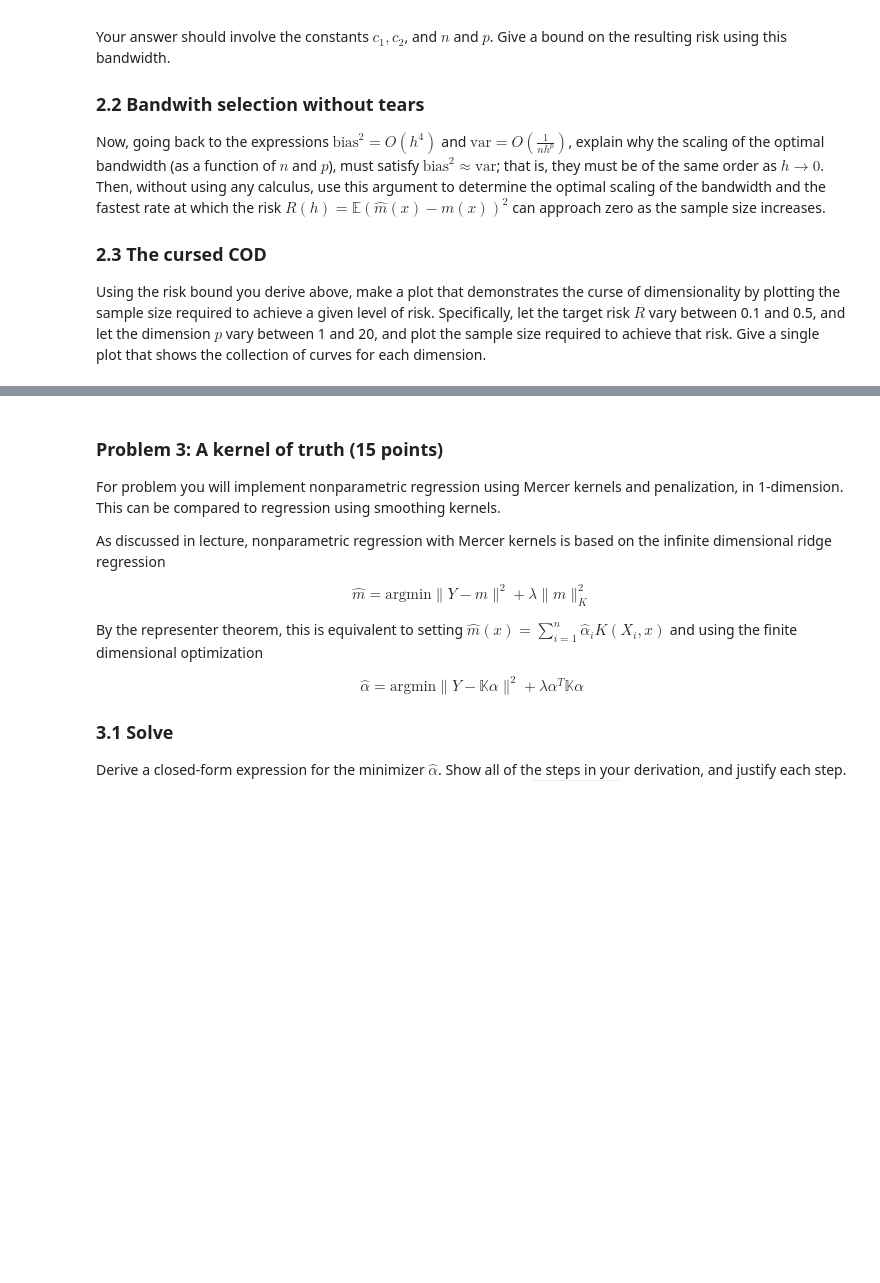
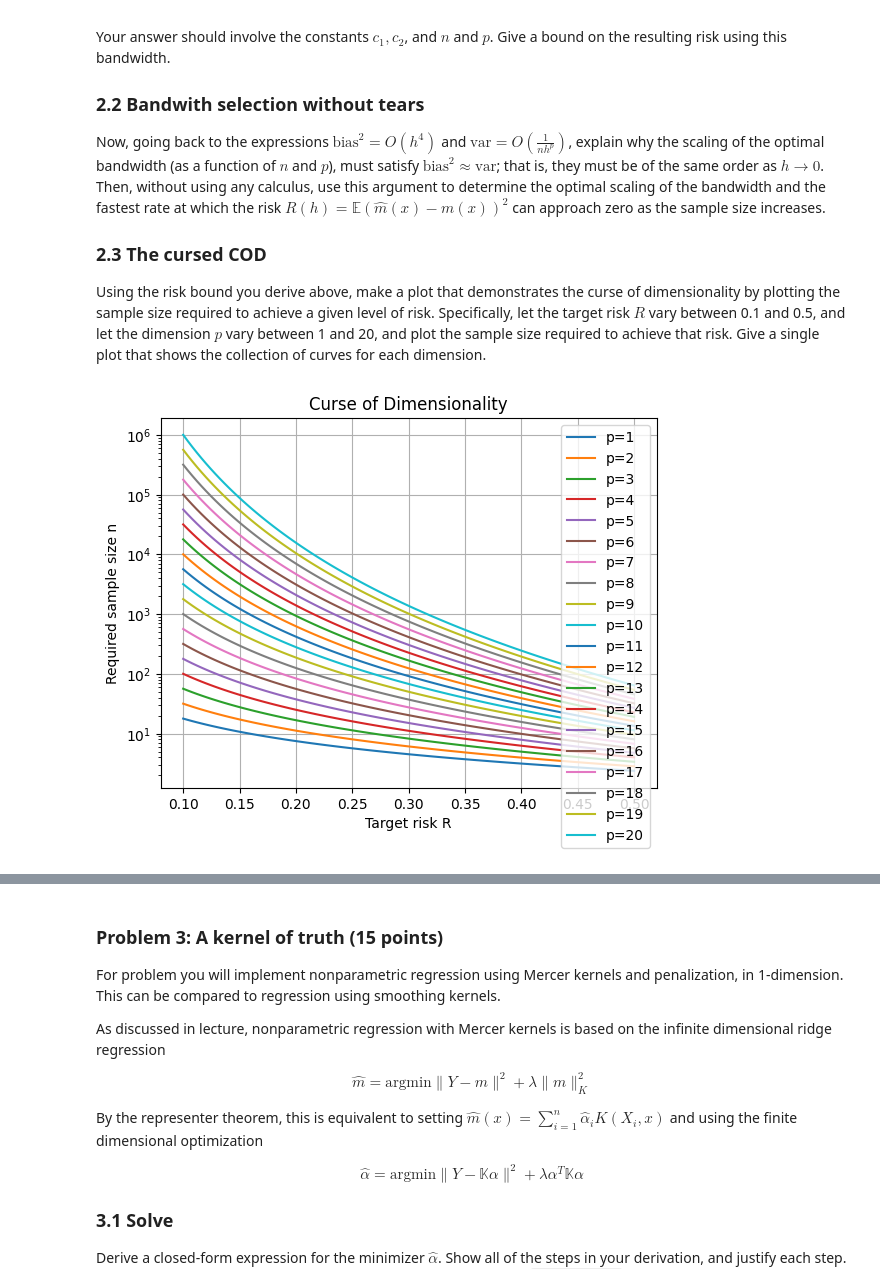
Before and after one commit to WellWellitsOK/SDS365, a Jupyter notebook: assignments/assn1/assn1.ipynb, the cells around one changed output, grey strips where cells are left out. Cells and saved outputs as stored; diff of their text form; code cells hidden in the pictures; some formulas as TeX source; blank space fills up the shorter version.

```diff
--- a/assignments/assn1/assn1.ipynb
+++ b/assignments/assn1/assn1.ipynb
@@ -525,0 +524,23 @@ Using the risk bound you derive above, make a plot that demonstrates the curse o
+# %%
+# your code and markdown with derivations here
+# 2.3 The cursed COD
+import numpy as np
+import matplotlib.pyplot as plt
+
+R = np.linspace(0.1, 0.5, 100)
+
+p_values = range(1, 21)
+
+for p in p_values:
+    n = R ** (-(p + 4) / 4)
+    plt.plot(R, n, label=f"p={p}")
+
+plt.xlabel("Target risk R")
+plt.ylabel("Required sample size n")
+plt.title("Curse of Dimensionality")
+plt.yscale("log")
+plt.legend()
+plt.grid(True)
+plt.show()
+# %% [output]
+[figure, added]
```
Also changed, not shown: parts of 3 cells of this notebook.
